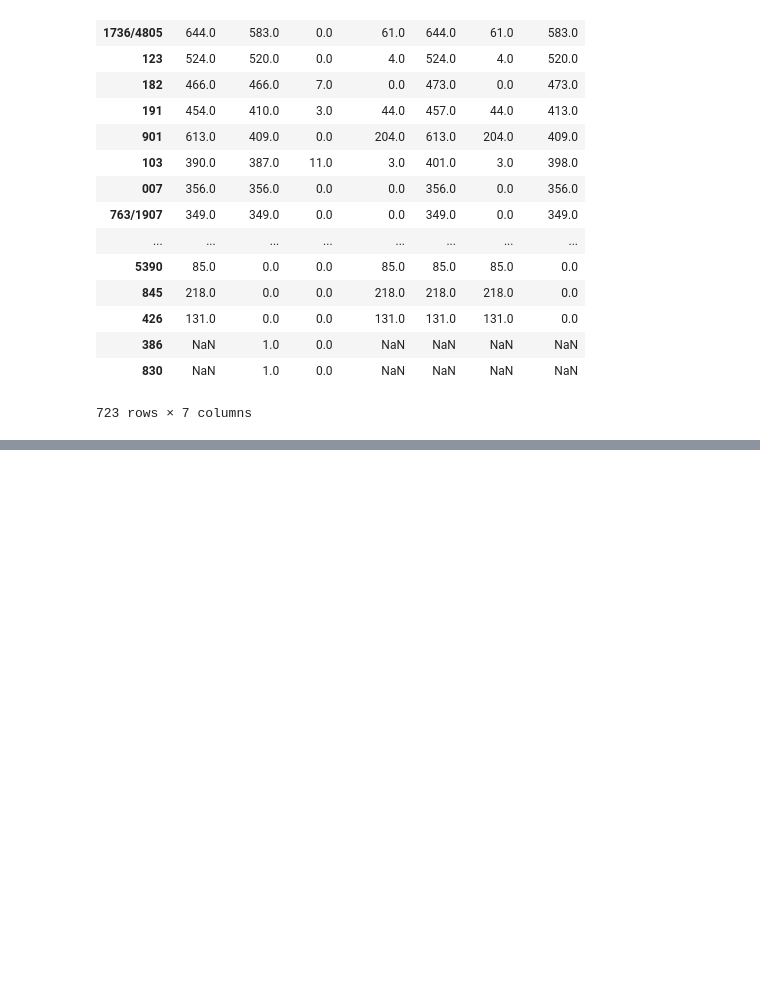
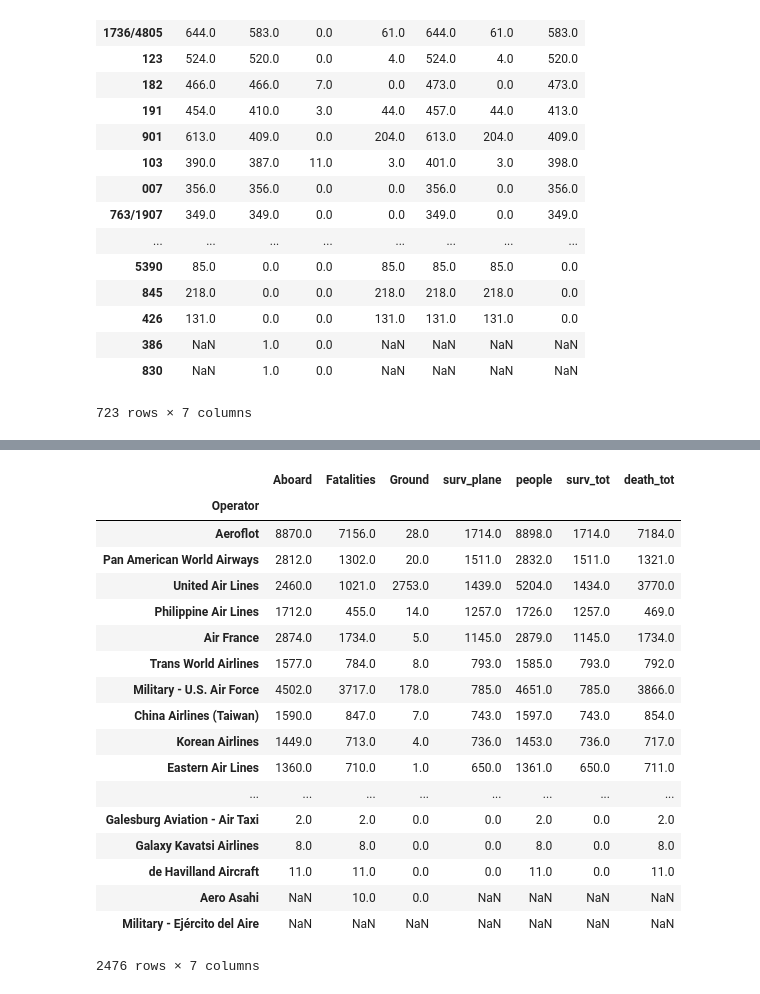
Before and after one commit to AnneNawrocki/Flugzeugabstuerze, a Jupyter notebook: Analyse.ipynb, the cells around one changed output, grey strips where cells are left out. Cells and saved outputs as stored; diff of their text form; code cells hidden in the pictures; blank space fills up the shorter version.

```diff
--- a/Analyse.ipynb
+++ b/Analyse.ipynb
@@ -166,0 +192,23 @@ df.loc[df["Flight #"] == max("death_tot")]
+# %%
+#Operators with most total survivors
+df.loc[df["Operator"] != "-"].groupby("Operator").sum().sort_values("surv_tot", ascending=False)
+# %% [output]
+|  | Aboard | Fatalities | Ground | surv_plane | people | surv_tot | death_tot |
+| Operator |  |  |  |  |  |  |  |
+| Aeroflot | 8870.0 | 7156.0 | 28.0 | 1714.0 | 8898.0 | 1714.0 | 7184.0 |
+| Pan American World Airways | 2812.0 | 1302.0 | 20.0 | 1511.0 | 2832.0 | 1511.0 | 1321.0 |
+| United Air Lines | 2460.0 | 1021.0 | 2753.0 | 1439.0 | 5204.0 | 1434.0 | 3770.0 |
+| Philippine Air Lines | 1712.0 | 455.0 | 14.0 | 1257.0 | 1726.0 | 1257.0 | 469.0 |
+| Air France | 2874.0 | 1734.0 | 5.0 | 1145.0 | 2879.0 | 1145.0 | 1734.0 |
+| Trans World Airlines | 1577.0 | 784.0 | 8.0 | 793.0 | 1585.0 | 793.0 | 792.0 |
+| Military - U.S. Air Force | 4502.0 | 3717.0 | 178.0 | 785.0 | 4651.0 | 785.0 | 3866.0 |
+| China Airlines (Taiwan) | 1590.0 | 847.0 | 7.0 | 743.0 | 1597.0 | 743.0 | 854.0 |
+| Korean Airlines | 1449.0 | 713.0 | 4.0 | 736.0 | 1453.0 | 736.0 | 717.0 |
+| Eastern Air Lines | 1360.0 | 710.0 | 1.0 | 650.0 | 1361.0 | 650.0 | 711.0 |
+| ... | ... | ... | ... | ... | ... | ... | ... |
+| Galesburg Aviation - Air Taxi | 2.0 | 2.0 | 0.0 | 0.0 | 2.0 | 0.0 | 2.0 |
+| Galaxy Kavatsi Airlines | 8.0 | 8.0 | 0.0 | 0.0 | 8.0 | 0.0 | 8.0 |
+| de Havilland Aircraft | 11.0 | 11.0 | 0.0 | 0.0 | 11.0 | 0.0 | 11.0 |
+| Aero Asahi | NaN | 10.0 | 0.0 | NaN | NaN | NaN | NaN |
+| Military - Ejército del Aire | NaN | NaN | NaN | NaN | NaN | NaN | NaN |
+2476 rows × 7 columns
```
Also changed, not shown: parts of 5 cells of this notebook.
